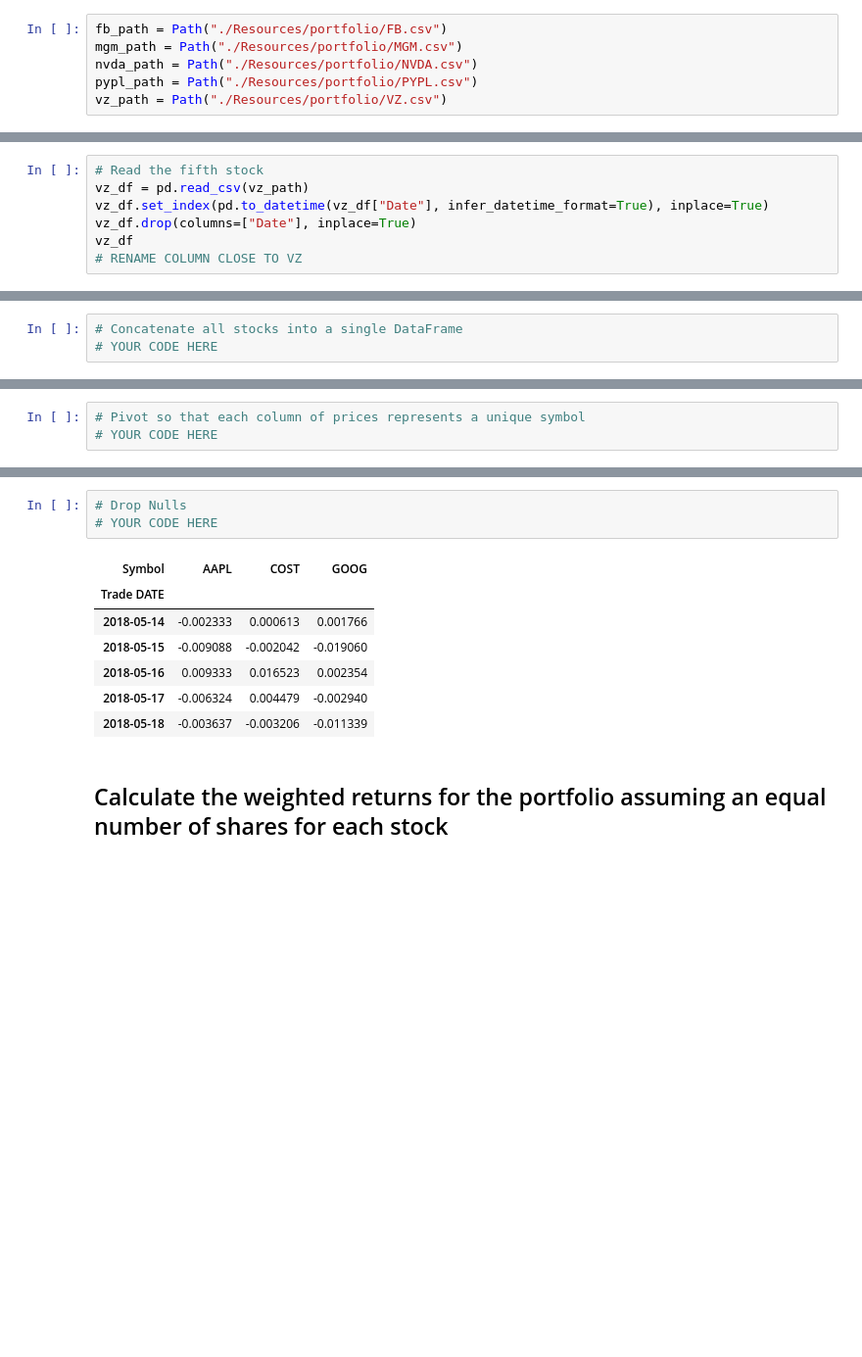
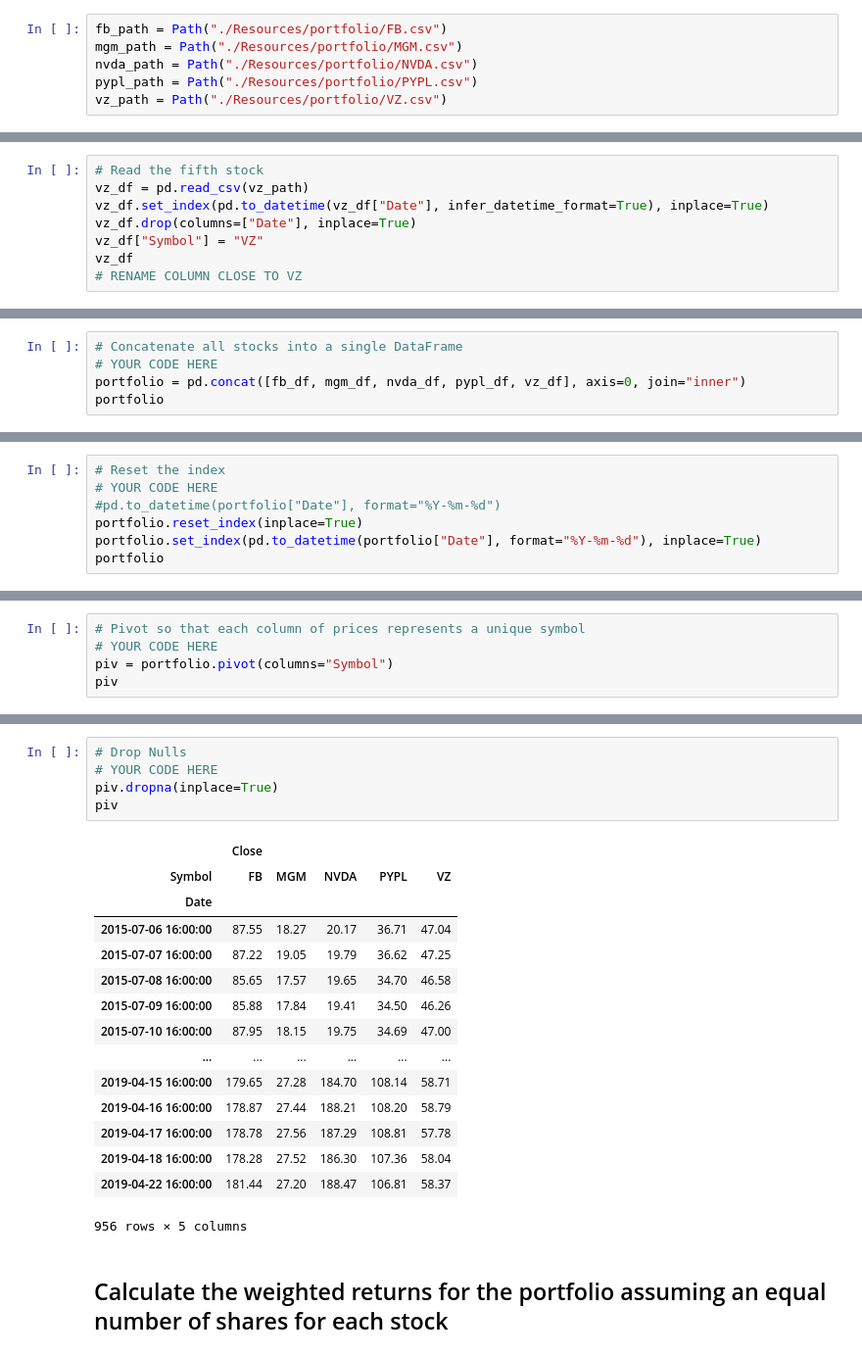
Before and after one commit to sudo-August/pandas-homework, a Jupyter notebook: whale_analysis.ipynb, the cells around one changed output, grey strips where cells are left out. Shown at 98% size. Drawn from its saved outputs; the diff is of its cells as text; blank space fills up the shorter version.

```diff
--- a/whale_analysis.ipynb
+++ b/whale_analysis.ipynb
@@ -568,6 +554,7 @@ pypl_df
 vz_df = pd.read_csv(vz_path)
 vz_df.set_index(pd.to_datetime(vz_df["Date"], infer_datetime_format=True), inplace=True)
 vz_df.drop(columns=["Date"], inplace=True)
+vz_df["Symbol"] = "VZ"
 vz_df
 # RENAME COLUMN CLOSE TO VZ
 # %% [output]
@@ -588,4 +575,6 @@ vz_df
 # %%
 # Concatenate all stocks into a single DataFrame
 # YOUR CODE HERE
+portfolio = pd.concat([fb_df, mgm_df, nvda_df, pypl_df, vz_df], axis=0, join="inner")
+portfolio
 # %% [output]
@@ -615,0 +595,7 @@ vz_df
+# %%
+# Reset the index
+# YOUR CODE HERE
+#pd.to_datetime(portfolio["Date"], format="%Y-%m-%d")
+portfolio.reset_index(inplace=True)
+portfolio.set_index(pd.to_datetime(portfolio["Date"], format="%Y-%m-%d"), inplace=True)
+portfolio
@@ -616,4 +617,6 @@ vz_df
 # %%
 # Pivot so that each column of prices represents a unique symbol
 # YOUR CODE HERE
+piv = portfolio.pivot(columns="Symbol")
+piv
 # %% [output]
@@ -627,13 +637,23 @@ vz_df
 # %%
 # Drop Nulls
 # YOUR CODE HERE
+piv.dropna(inplace=True)
+piv
 # %% [output]
-| Symbol | AAPL | COST | GOOG |
-| Trade DATE |  |  |  |
-| 2018-05-14 | -0.002333 | 0.000613 | 0.001766 |
-| 2018-05-15 | -0.009088 | -0.002042 | -0.019060 |
-| 2018-05-16 | 0.009333 | 0.016523 | 0.002354 |
-| 2018-05-17 | -0.006324 | 0.004479 | -0.002940 |
-| 2018-05-18 | -0.003637 | -0.003206 | -0.011339 |
+|  | Close |  |  |  |  |
+| Symbol | FB | MGM | NVDA | PYPL | VZ |
+| Date |  |  |  |  |  |
+| 2015-07-06 16:00:00 | 87.55 | 18.27 | 20.17 | 36.71 | 47.04 |
+| 2015-07-07 16:00:00 | 87.22 | 19.05 | 19.79 | 36.62 | 47.25 |
+| 2015-07-08 16:00:00 | 85.65 | 17.57 | 19.65 | 34.70 | 46.58 |
+| 2015-07-09 16:00:00 | 85.88 | 17.84 | 19.41 | 34.50 | 46.26 |
+| 2015-07-10 16:00:00 | 87.95 | 18.15 | 19.75 | 34.69 | 47.00 |
+| ... | ... | ... | ... | ... | ... |
+| 2019-04-15 16:00:00 | 179.65 | 27.28 | 184.70 | 108.14 | 58.71 |
+| 2019-04-16 16:00:00 | 178.87 | 27.44 | 188.21 | 108.20 | 58.79 |
+| 2019-04-17 16:00:00 | 178.78 | 27.56 | 187.29 | 108.81 | 57.78 |
+| 2019-04-18 16:00:00 | 178.28 | 27.52 | 186.30 | 107.36 | 58.04 |
+| 2019-04-22 16:00:00 | 181.44 | 27.20 | 188.47 | 106.81 | 58.37 |
+956 rows × 5 columns
 # %% [markdown]
 ## Calculate the weighted returns for the portfolio assuming an equal number of shares for each stock
```
Also changed, not shown: parts of 17 cells of this notebook.
